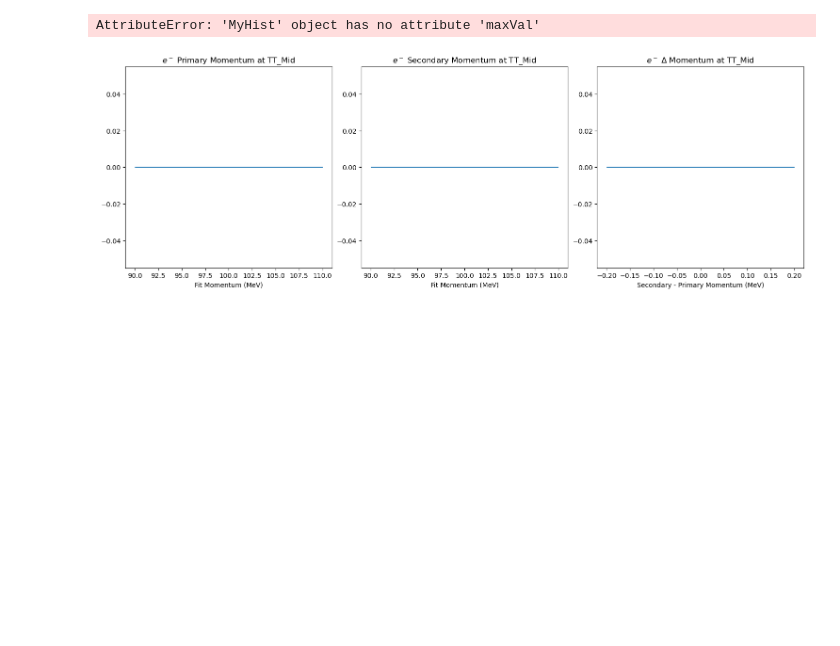
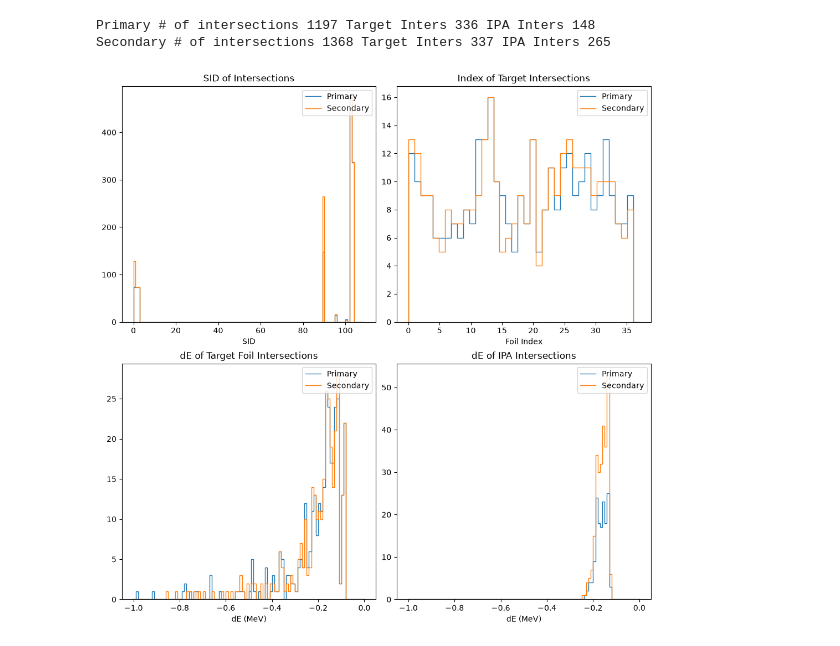
Before and after one commit to brownd1978/TrkAna, a Jupyter notebook: CompTracks.ipynb, the cells around one changed output. Saved outputs shown, nothing was run; the diff lists cells and outputs as text; code cells hidden in the pictures; blank space fills up the shorter version.

```diff
--- a/CompTracks.ipynb
+++ b/CompTracks.ipynb
@@ -30,6 +36,9 @@ Processing batch
+# %%
+ct1.PlotInters()
+# %% [output]
+Primary # of intersections 1197 Target Inters 336 IPA Inters 148
+Secondary # of intersections 1368 Target Inters 337 IPA Inters 265
+[figure, added]
 # %%
-ct1.PlotMom()
+#ct1.PlotMom()
-# %% [output]
-AttributeError: 'MyHist' object has no attribute 'maxVal'
-[figure, removed]
 # %%
```
Also changed, not shown: parts of 8 cells of this notebook, 8 other files.
